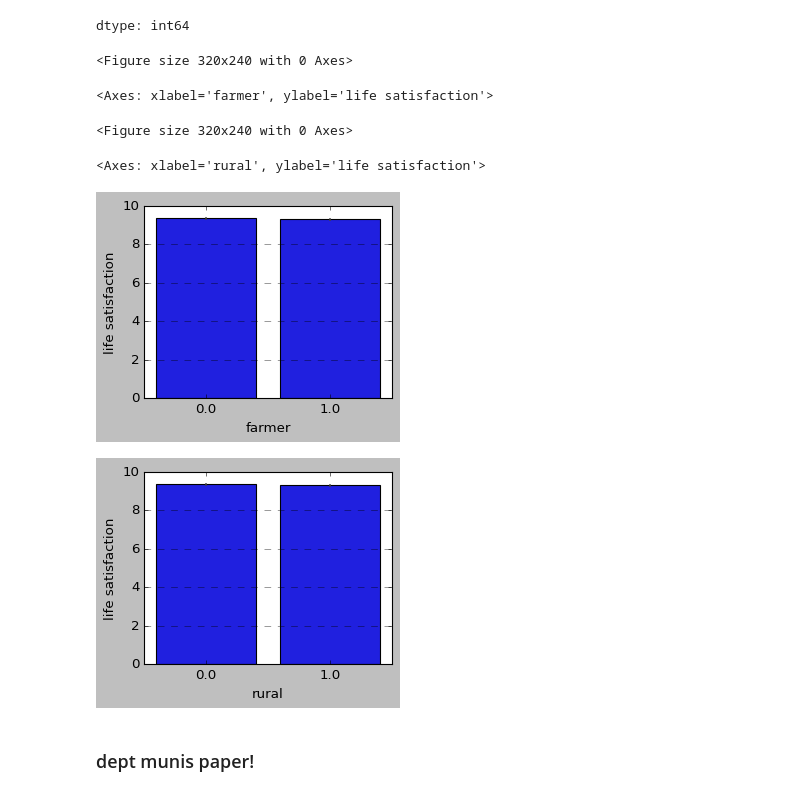
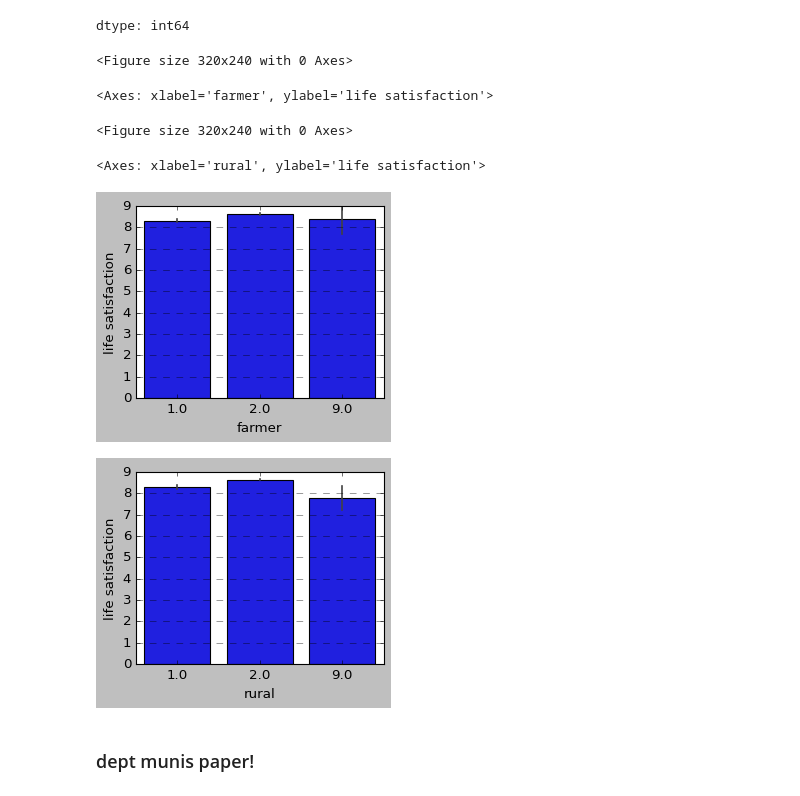
Before and after one commit to theaok/linaColMex, a Jupyter notebook: linaColMex.ipynb, the cells around one changed output. Saved outputs shown, nothing was run; the diff lists cells and outputs as text; code cells hidden in the pictures.

```diff
--- a/linaColMex.ipynb
+++ b/linaColMex.ipynb
@@ -432 +428,6 @@ col.p2061.value_counts(dropna=False)
 dtype: int64
+# %%
+#col.i_hogar.value_counts(dropna=False)
+#col.percapita.value_counts(dropna=False)
+col['aok_cap']=col.i_hogar/col.cant_personas_hogar
+col['percapita'].corr(col['aok_cap'])
@@ -463,9 +466,8 @@ col.rename(columns={
     'p1903': 'worried yesterday',
     'p1904': 'sad yesterday',
     'p1905': 'things do in life worthwhile',
-    'p1927': 'cantril ladder',
-    #serHog
-
+    'p1927': 'cantril ladder'
+    #serHog: TODO
     }, inplace=True)
 col.columns
 # %% [output]
@@ -647,23 +645,29 @@ col['income satisfaction'].value_counts(dropna=False)
 | 1.0 | 2642 |
 dtype: int64
 # %%
-col_filtered = col[col['income satisfaction'] >8].copy()
+col_filtered = col[col['percapita'] > 3000000].copy() #yes >3m urban happier
+#col_filtered = col[col['percapita'] >3000000].copy() #yes >3m urban happier
+#col_filtered = col[col['percapita'] >5000000].copy() #yes >5m urban way happier
+
+#col_filtered = col[(col['percapita'] <800000) & (col['percapita'] >200000) ].copy() # no diff
+#col_filtered = col[(col['percapita']  <500000)  ].copy() # no diff
+
 #ah bummer no matter what subset no diff!
 
 plt.figure(figsize=(4, 3))
 sns.barplot(data=col_filtered, x='farmer', y='life satisfaction', errorbar=('ci', 95))
 plt.grid(axis='y', linestyle='--', alpha=0.7)
 
 plt.figure(figsize=(4, 3))
 sns.barplot(data=col_filtered, x='rural', y='life satisfaction', errorbar=('ci', 95))
 plt.grid(axis='y', linestyle='--', alpha=0.7)
 # %% [output]
 <Figure size 320x240 with 0 Axes>
 <Axes: xlabel='farmer', ylabel='life satisfaction'>
 <Figure size 320x240 with 0 Axes>
 <Axes: xlabel='rural', ylabel='life satisfaction'>
-[figure, old version]
+[figure, new version]
-[figure, old version]
+[figure, new version]
 # %% [markdown]
 ### dept munis paper!
 # %% [markdown]
```
Also changed, not shown: parts of 5 cells of this notebook.
